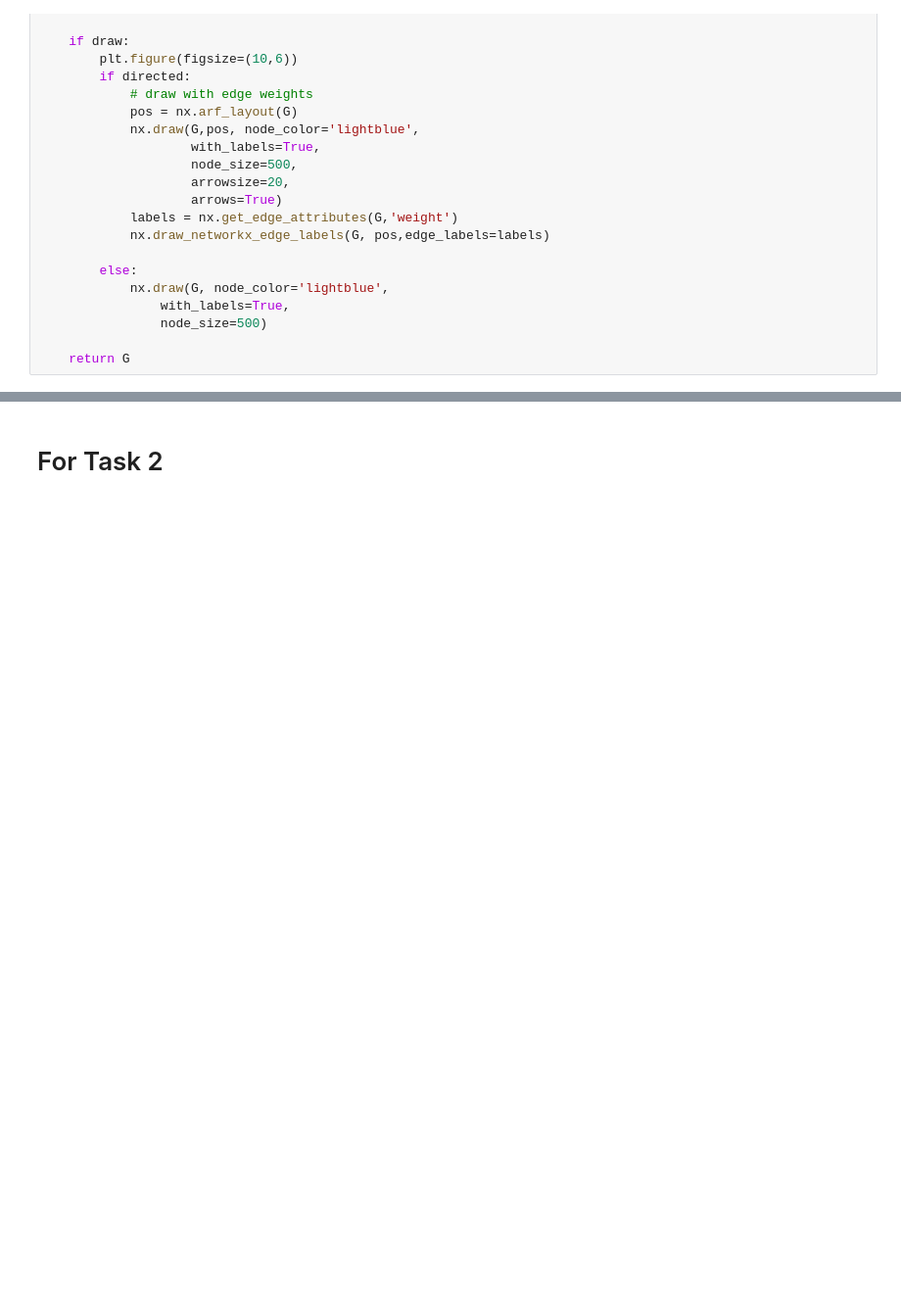
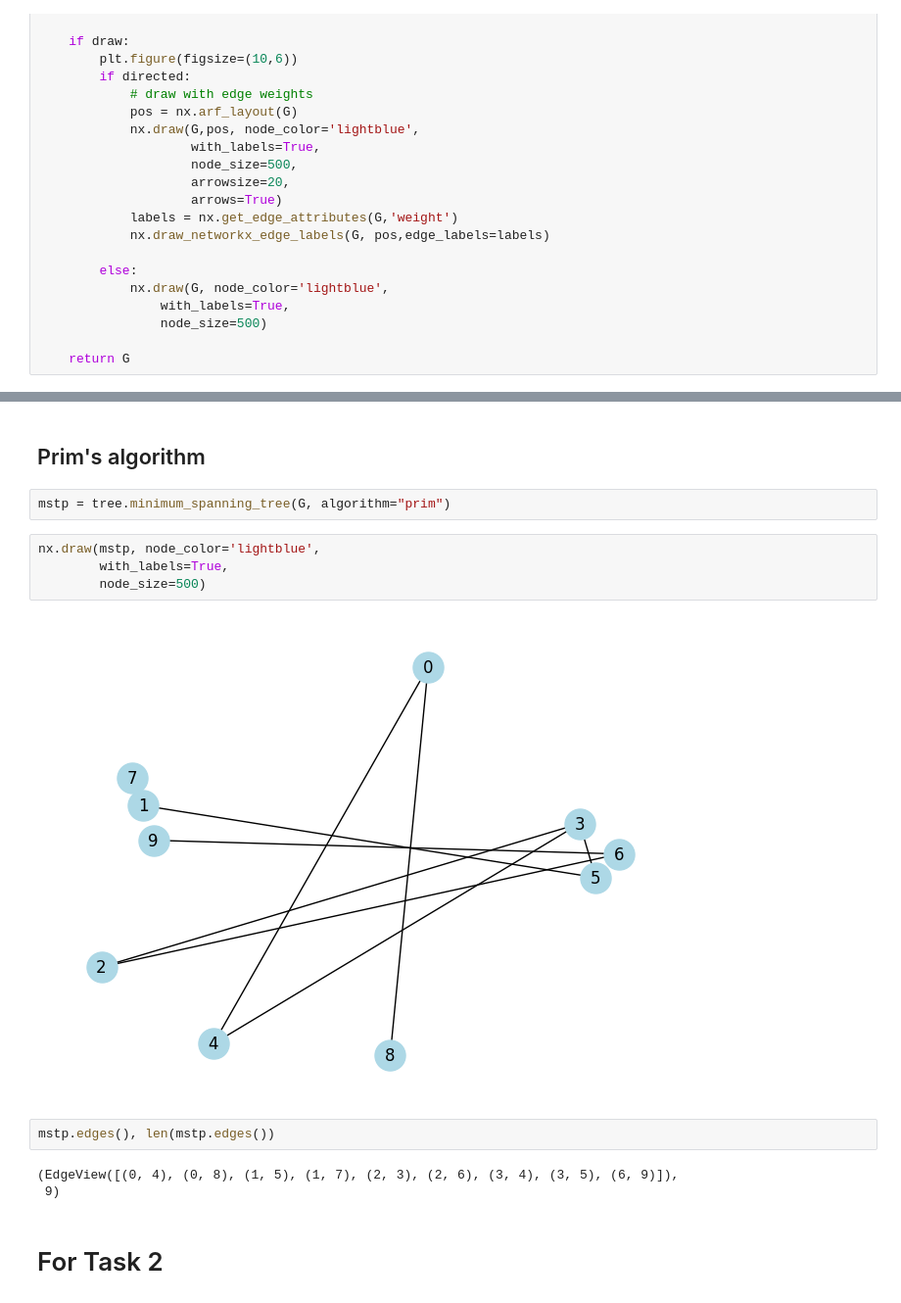
Before and after one commit to Zhukowych/22-lab-graph-algorithms, a Jupyter notebook: 1.2/shortest-paths-algorithms.ipynb, the cells around one changed output, grey strips where cells are left out. Shown: that part at 98% size. Drawn from its saved outputs; the diff is of its cells as text; blank space fills up the shorter version.

```diff
--- a/1.2/shortest-paths-algorithms.ipynb
+++ b/1.2/shortest-paths-algorithms.ipynb
@@ -61,3 +85,18 @@ G = gnp_random_connected_graph(10, 0.5, False, True)
+# %% [markdown]
+## Prim's algorithm
+# %%
+mstp = tree.minimum_spanning_tree(G, algorithm="prim")
+# %%
+nx.draw(mstp, node_color='lightblue',
+        with_labels=True,
+        node_size=500)
+# %% [output]
+[figure, added]
+# %%
+mstp.edges(), len(mstp.edges())
+# %% [output]
+(EdgeView([(0, 4), (0, 8), (1, 5), (1, 7), (2, 3), (2, 6), (3, 4), (3, 5), (6, 9)]),
+ 9)
 # %% [markdown]
 # For Task 2
 # %%
```
Also changed, not shown: parts of 25 cells of this notebook.
